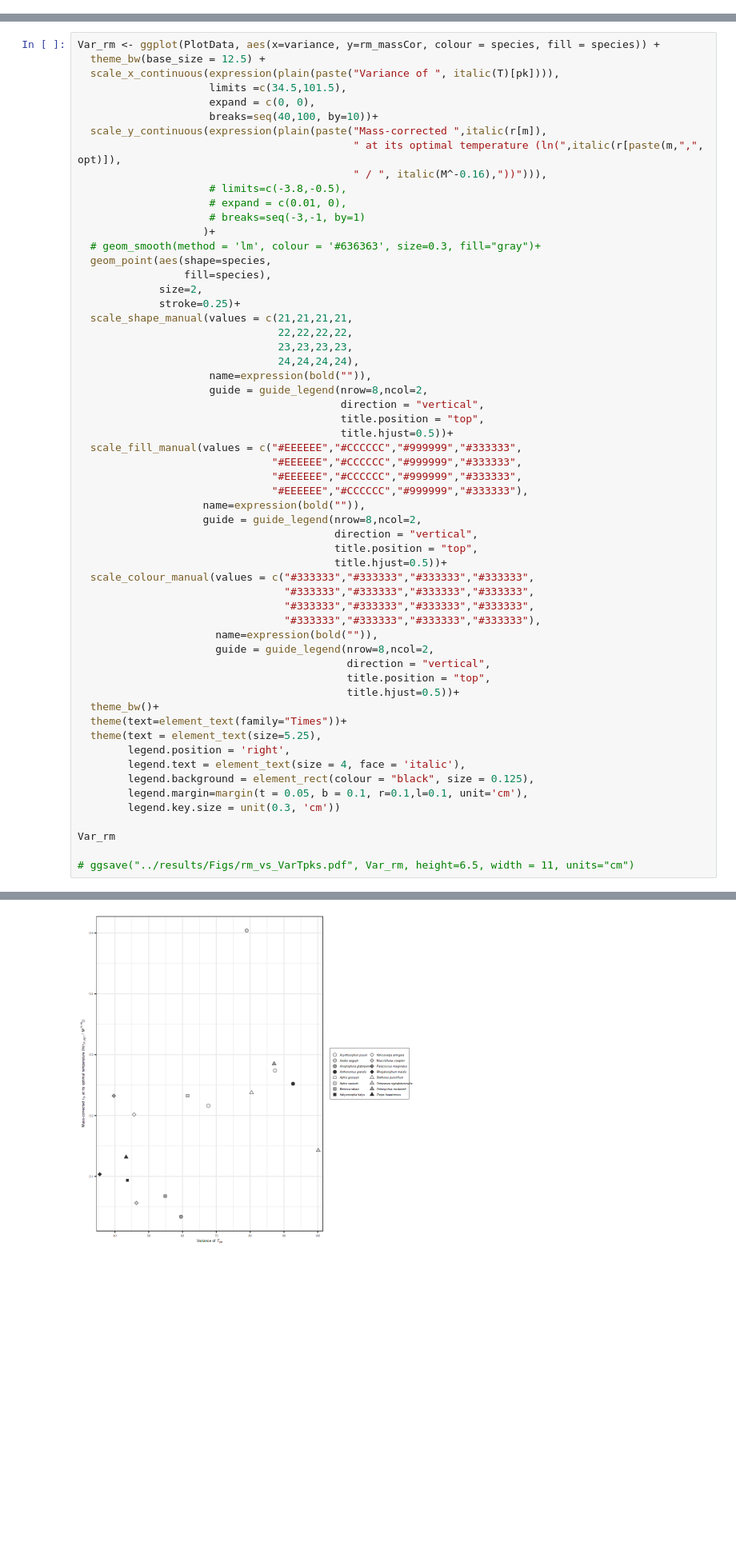
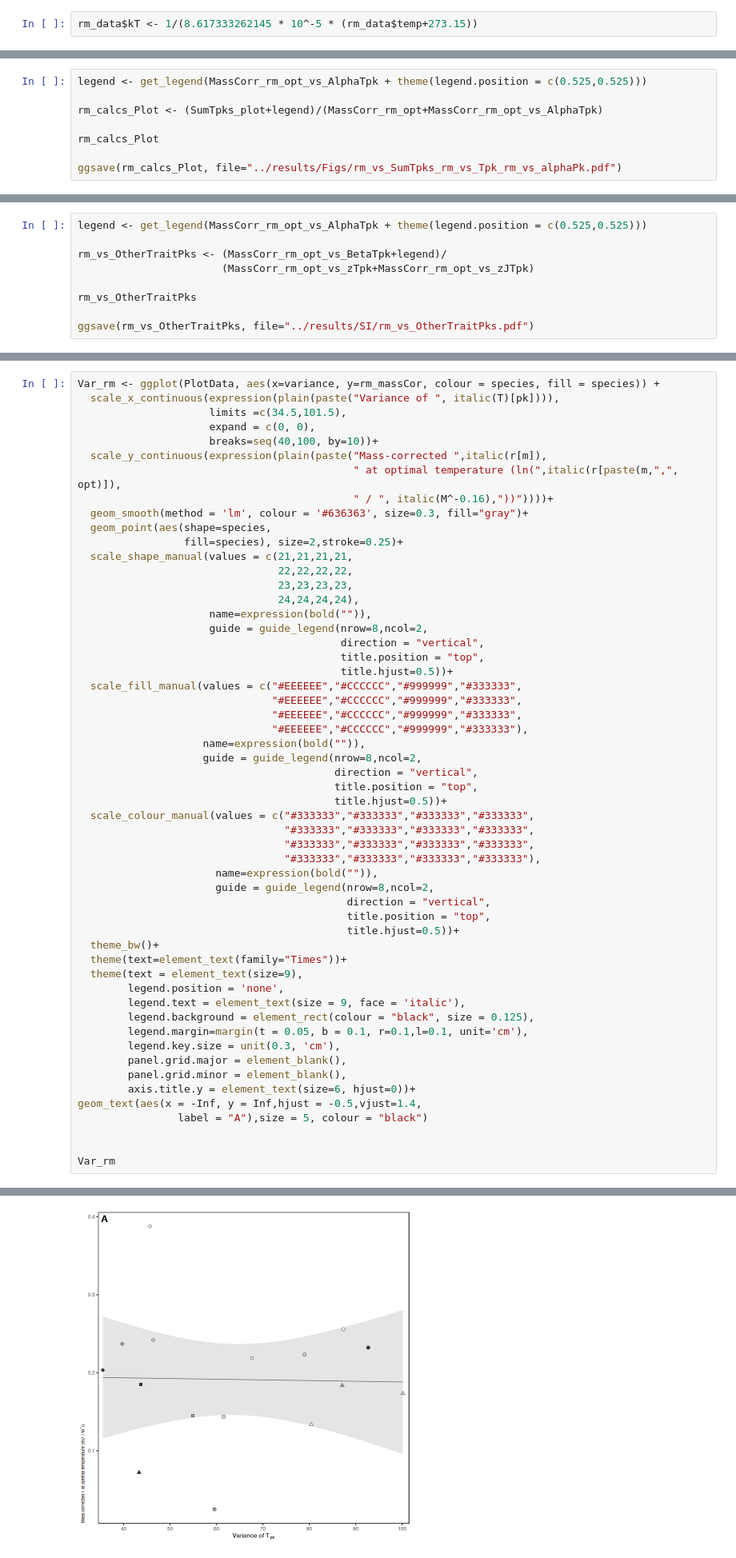
Before and after one commit to EcoEngLab/TraitMismatchPaper-main, a Jupyter notebook: code/05_rm_vs_Tpks.ipynb, the cells around one changed output, grey strips where cells are left out. Shown at 80% size. Saved outputs shown, nothing was run; the diff lists cells and outputs as text; blank space fills up the shorter version.

```diff
--- a/code/05_rm_vs_Tpks.ipynb
+++ b/code/05_rm_vs_Tpks.ipynb
@@ -49,0 +39,2 @@ A tibble: 6 × 8
+# %%
+rm_data$kT <- 1/(8.617333262145 * 10^-5 * (rm_data$temp+273.15))
@@ -211,0 +527,8 @@ ggsave("../results/Figs/rm_vs_SumTpks.pdf", SumTpks_plot, height=6.5, width = 10
+# %%
+legend <- get_legend(MassCorr_rm_opt_vs_AlphaTpk + theme(legend.position = c(0.525,0.525)))
+
+rm_calcs_Plot <- (SumTpks_plot+legend)/(MassCorr_rm_opt+MassCorr_rm_opt_vs_AlphaTpk)
+
+rm_calcs_Plot
+
+ggsave(rm_calcs_Plot, file="../results/Figs/rm_vs_SumTpks_rm_vs_Tpk_rm_vs_alphaPk.pdf")
@@ -211,0 +1031,9 @@ ggsave("../results/Figs/rm_vs_SumTpks.pdf", SumTpks_plot, height=6.5, width = 10
+# %%
+legend <- get_legend(MassCorr_rm_opt_vs_AlphaTpk + theme(legend.position = c(0.525,0.525)))
+
+rm_vs_OtherTraitPks <- (MassCorr_rm_opt_vs_BetaTpk+legend)/
+                       (MassCorr_rm_opt_vs_zTpk+MassCorr_rm_opt_vs_zJTpk)
+
+rm_vs_OtherTraitPks
+
+ggsave(rm_vs_OtherTraitPks, file="../results/SI/rm_vs_OtherTraitPks.pdf")
@@ -234,22 +1081,15 @@ F-statistic: 4.009 on 1 and 14 DF,  p-value: 0.06503
 # %%
 Var_rm <- ggplot(PlotData, aes(x=variance, y=rm_massCor, colour = species, fill = species)) +
-  theme_bw(base_size = 12.5) +
   scale_x_continuous(expression(plain(paste("Variance of ", italic(T)[pk]))),
                      limits =c(34.5,101.5),
                      expand = c(0, 0),
                      breaks=seq(40,100, by=10))+
   scale_y_continuous(expression(plain(paste("Mass-corrected ",italic(r[m]),
-                                            " at its optimal temperature (ln(",italic(r[paste(m,",", opt)]),
-                                            " / ", italic(M^-0.16),"))"))),
-                     # limits=c(-3.8,-0.5),
-                     # expand = c(0.01, 0),
-                     # breaks=seq(-3,-1, by=1)
-                    )+
-  # geom_smooth(method = 'lm', colour = '#636363', size=0.3, fill="gray")+
+                                            " at optimal temperature (ln(",italic(r[paste(m,",", opt)]),
+                                            " / ", italic(M^-0.16),"))"))))+
+  geom_smooth(method = 'lm', colour = '#636363', size=0.3, fill="gray")+
   geom_point(aes(shape=species,
-                 fill=species),
-             size=2,
-             stroke=0.25)+
+                 fill=species), size=2,stroke=0.25)+
   scale_shape_manual(values = c(21,21,21,21,
                                 22,22,22,22,
                                 23,23,23,23,
@@ -279,14 +1119,18 @@ Var_rm <- ggplot(PlotData, aes(x=variance, y=rm_massCor, colour = species, fill
                                            title.hjust=0.5))+
   theme_bw()+
   theme(text=element_text(family="Times"))+
-  theme(text = element_text(size=5.25),
-        legend.position = 'right',
-        legend.text = element_text(size = 4, face = 'italic'),
+  theme(text = element_text(size=9),
+        legend.position = 'none',
+        legend.text = element_text(size = 9, face = 'italic'),
         legend.background = element_rect(colour = "black", size = 0.125),
         legend.margin=margin(t = 0.05, b = 0.1, r=0.1,l=0.1, unit='cm'),
-        legend.key.size = unit(0.3, 'cm'))
+        legend.key.size = unit(0.3, 'cm'),
+        panel.grid.major = element_blank(),
+        panel.grid.minor = element_blank(),
+        axis.title.y = element_text(size=6, hjust=0))+
+geom_text(aes(x = -Inf, y = Inf,hjust = -0.5,vjust=1.4,
+                label = "A"),size = 5, colour = "black")
+
 
 Var_rm
-
-# ggsave("../results/Figs/rm_vs_VarTpks.pdf", Var_rm, height=6.5, width = 11, units="cm")
 # %% [output]
@@ -293 +1138 @@ Var_rm
-[figure, old version]
+[figure, new version]
```
Also changed, not shown: parts of 43 cells of this notebook, 22 other files.
